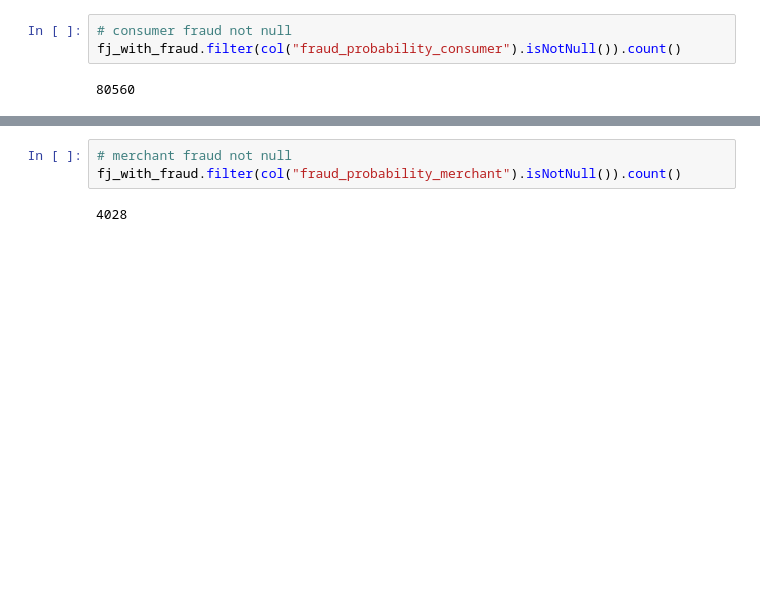
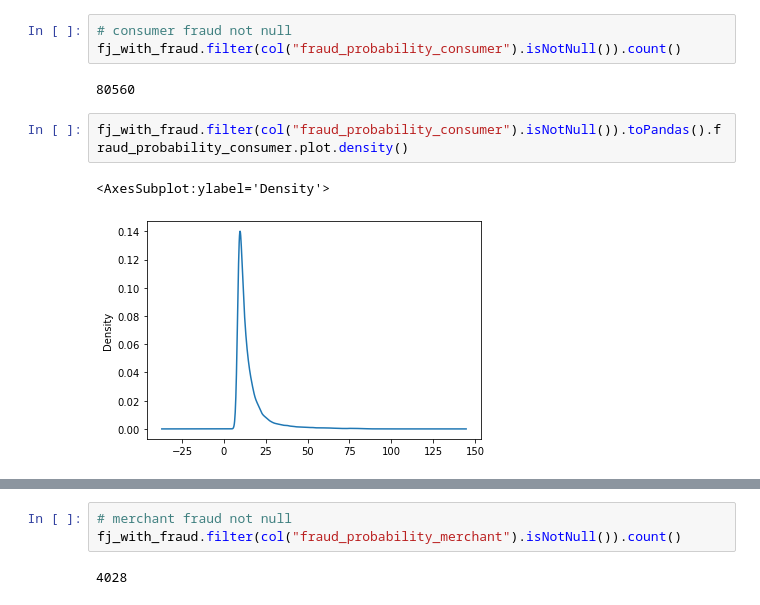
Before and after one commit to MAST30034-Applied-Data-Science/generic-buy-now-pay-later-project-group-10-bnpl, a Jupyter notebook: notebooks/Part4-fraud.ipynb, the cells around one changed output, grey strips where cells are left out. Drawn from its saved outputs; the diff is of its cells as text; blank space fills up the shorter version.

```diff
--- a/notebooks/Part4-fraud.ipynb
+++ b/notebooks/Part4-fraud.ipynb
@@ -149,3 +157,8 @@ fj_fraud_prob.count(), len(fj_fraud_prob.columns)
 fj_with_fraud.filter(col("fraud_probability_consumer").isNotNull()).count()
 # %% [output]
 80560
+# %%
+fj_with_fraud.filter(col("fraud_probability_consumer").isNotNull()).toPandas().fraud_probability_consumer.plot.density()
+# %% [output]
+<AxesSubplot:ylabel='Density'>
+[figure, added]
```
Also changed, not shown: parts of 28 cells of this notebook, 10 other files.
